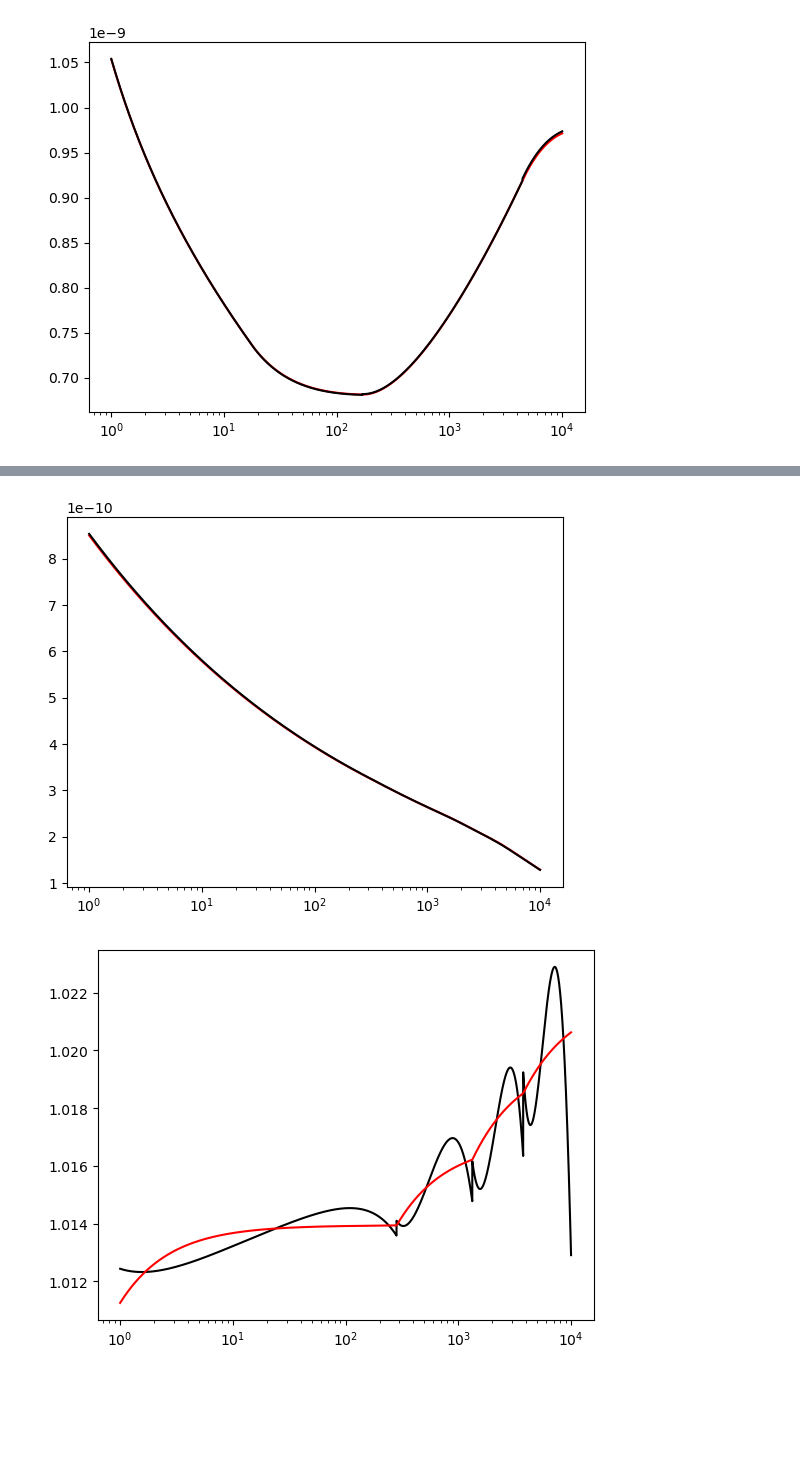
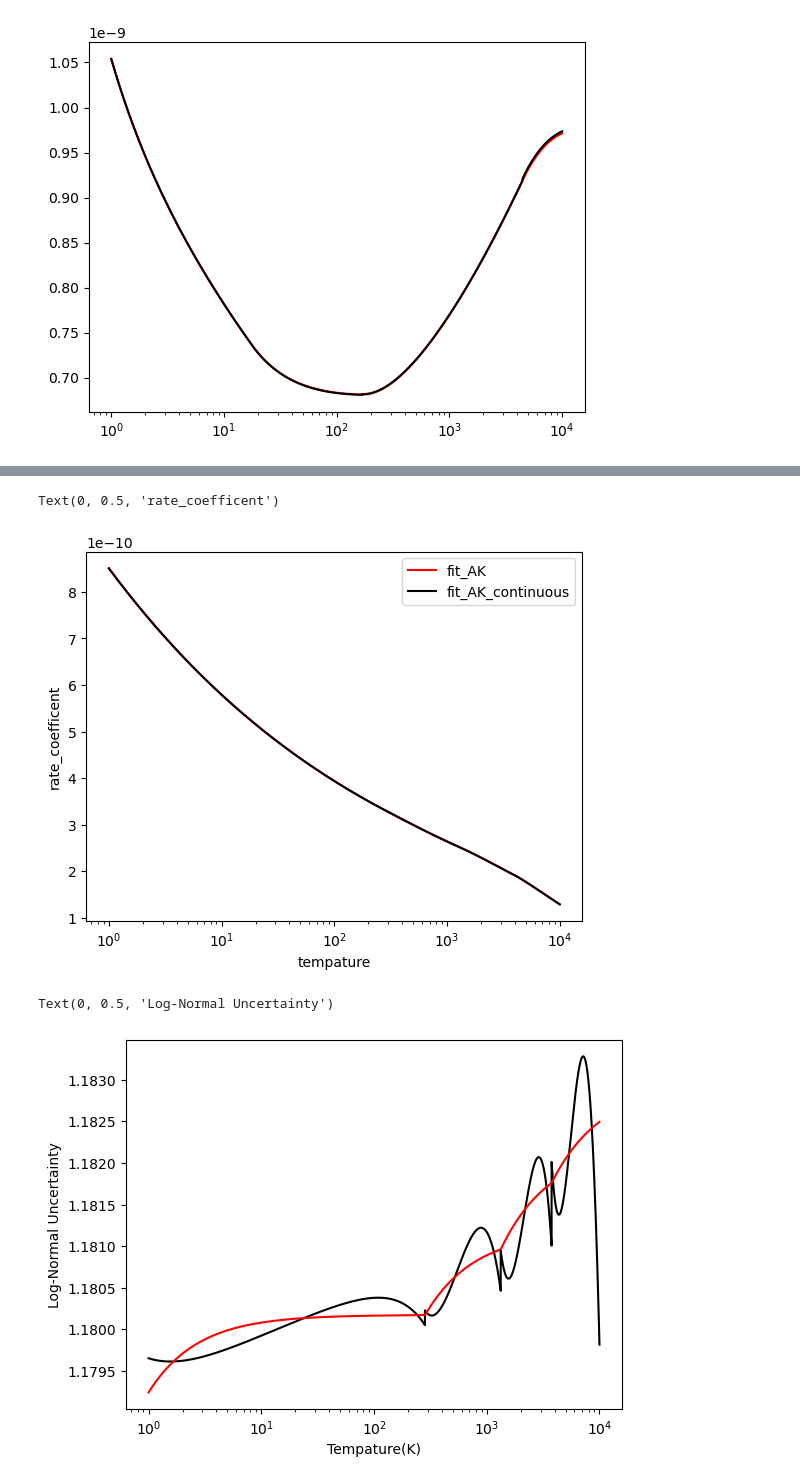
Before and after one commit to wostling/SavinGroup, a Jupyter notebook: Contiuus_peicewise_fits_error.ipynb, the cells around one changed output, grey strips where cells are left out. Saved outputs shown, nothing was run; the diff lists cells and outputs as text; code cells hidden in the pictures; blank space fills up the shorter version.

```diff
--- a/Contiuus_peicewise_fits_error.ipynb
+++ b/Contiuus_peicewise_fits_error.ipynb
@@ -36,7 +36,7 @@ def uncertain_list(real, measured, uncertainty):
     for char in range(len(real)):
         num_up = math.exp(((real[char]*(1+uncertainty))-measured[char])/measured[char])
         num_down = math.exp(((real[char]*(1-uncertainty))-measured[char])/measured[char])
-        num = (abs(1-num_up) + abs(1-num_down))/2
+        num = (abs(1-num_up) + abs(1-num_down))/2 + 1
         delta.append(num)
     return delta
 
@@ -162,11 +166,15 @@ for temp in temps:
     fit_rate4CH2 = new_4_calc(temp, 283, 1330, 3760, 3.28e-10, -1.68e-1, 1.58e-3, 3.36e-10, -1.94e-1, 7.39, 4.71e-10, -3.3e-1, 1.89e2, 1.56e-9, -6.7e-1, 1.47e3)
     fit_rates4CH2_table.append(fit_rate4CH2)
 # %%
-plt.plot(temps, fit_rates4CH2, label = "fit", c = "red")
-plt.plot(temps, fit_rates4CH2_table, label = "fit", c = "black")
+plt.plot(temps, fit_rates4CH2, label = "fit_AK", c = "red")
+plt.plot(temps, fit_rates4CH2, label = "fit_AK_continuous", c = "black")
 plt.xscale("log")
+plt.legend()
+plt.xlabel("tempature")
+plt.ylabel("rate_coefficent")
 # %% [output]
+Text(0, 0.5, 'rate_coefficent')
-[figure, old version]
+[figure, new version]
 # %%
 f_listCH2 = uncertain_list(ratesCH2, fit_rates4CH2_table, .18)
 # %%
@@ -174,13 +182,16 @@ poptCH2_un, pcovCH2_un = optimize.curve_fit(uncertain_parametersCH2, temps, f_li
 # %%
 new_uncertain_ratesCH2 = []
 for temp in temps:
     new_uncertain_ratesCH2.append(uncertain_parametersCH2(temp, poptCH2_un[0] , poptCH2_un[1],  poptCH2_un[2],  poptCH2_un[3],  poptCH2_un[4]))
 
-plt.plot(temps, f_listCH2, c = "black")
-plt.plot(temps, new_uncertain_ratesCH2, c = "red")
+plt.plot(temps, f_listCH2, c = "black", label = "Raw log-normal Uncertainty")
+plt.plot(temps, new_uncertain_ratesCH2, c = "red", label = 'Fit Log-Normal Uncertainty')
 plt.xscale("log")
+plt.xlabel("Tempature(K)")
+plt.ylabel("Log-Normal Uncertainty")
 # %% [output]
+Text(0, 0.5, 'Log-Normal Uncertainty')
-[figure, old version]
+[figure, new version]
 # %%
 poptCH2_un
 # %% [output]
```
Also changed, not shown: parts of 6 cells of this notebook, 3 other files.
